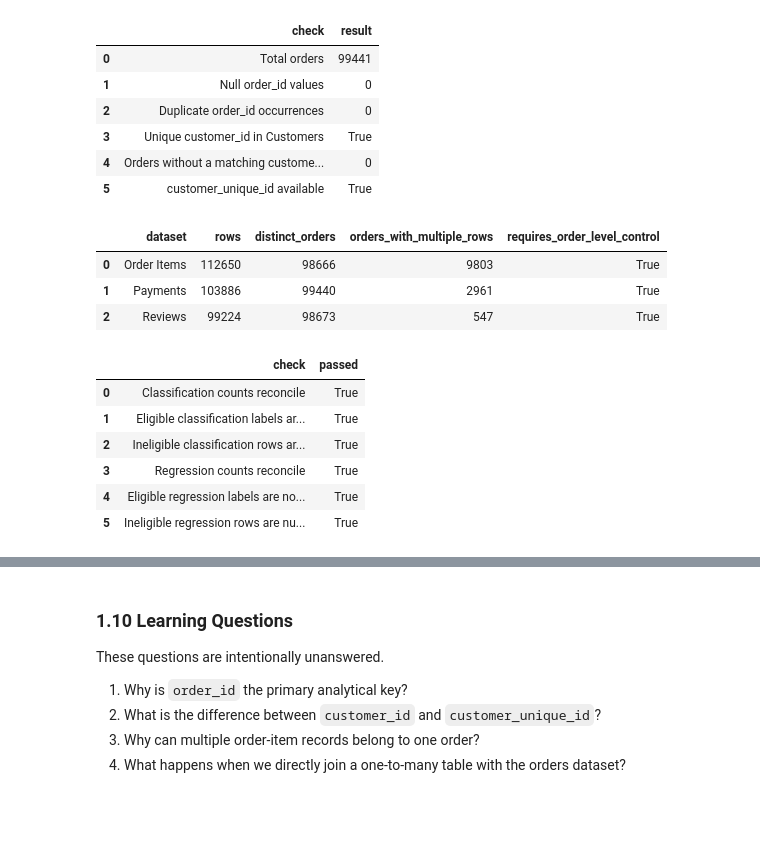
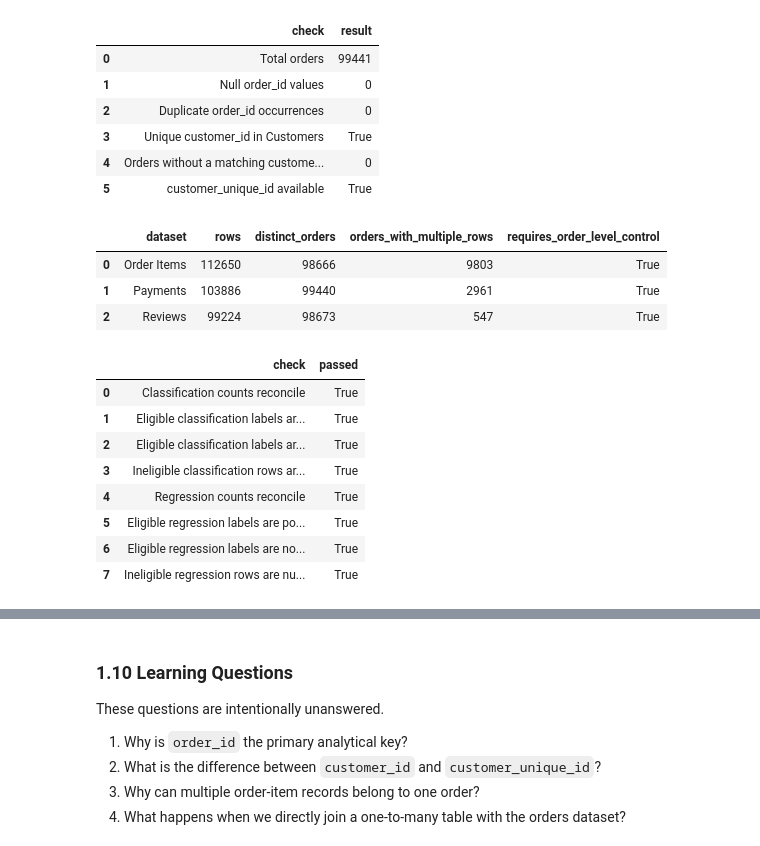
Before and after one commit to mmubashir95/ecommerce-delivery-intelligence, a Jupyter notebook: notebooks/03_exploratory_analysis.ipynb, the cells around one changed output, grey strips where cells are left out. Drawn from its saved outputs; the diff is of its cells as text; code cells hidden in the pictures; blank space fills up the shorter version.

```diff
--- a/notebooks/03_exploratory_analysis.ipynb
+++ b/notebooks/03_exploratory_analysis.ipynb
@@ -110,10 +110,16 @@ missing_target_columns = [
 if missing_target_columns:
     raise KeyError(f"Orders is missing target columns: {missing_target_columns}")
 
+# An explicit format prevents pandas from silently inferring a different
+# layout (for example day-first dates) if the source format ever changes.
+SOURCE_TIMESTAMP_FORMAT = "%Y-%m-%d %H:%M:%S"
+
 timestamp_parse_rows = []
 for column in TARGET_TIMESTAMP_COLUMNS:
     original_non_null = orders[column].notna()
-    parsed = pd.to_datetime(orders[column], errors="coerce")
+    parsed = pd.to_datetime(
+        orders[column], format=SOURCE_TIMESTAMP_FORMAT, errors="coerce"
+    )
     failed_non_null = original_non_null & parsed.isna()
     timestamp_parse_rows.append(
         {
@@ -417,57 +461,75 @@ relationship_checks = pd.DataFrame(
             "distinct_orders": payments["order_id"].nunique(),
             "orders_with_multiple_rows": int(
                 payments["order_id"].value_counts().gt(1).sum()
             ),
             "requires_order_level_control": True,
         },
         {
             "dataset": "Reviews",
             "rows": len(reviews),
             "distinct_orders": reviews["order_id"].nunique(),
             "orders_with_multiple_rows": int(
                 reviews["order_id"].value_counts().gt(1).sum()
             ),
             "requires_order_level_control": True,
         },
     ]
 )
 display(relationship_checks)
 
 # Reconciliation checks protect against accidentally assigning labels outside
 # the independently defined cohorts or changing their intended domains.
-assert int(classification_eligible.sum()) + int((~classification_eligible).sum()) == len(orders)
-assert int(regression_eligible.sum()) + int((~regression_eligible).sum()) == len(orders)
-assert set(orders.loc[classification_eligible, "is_late"].dropna().unique()) <= {0, 1}
-assert orders.loc[~classification_eligible, "is_late"].isna().all()
-assert orders.loc[regression_eligible, "delivery_days"].ge(0).all()
-assert orders.loc[~regression_eligible, "delivery_days"].isna().all()
+# Each check is evaluated once, displayed, and then enforced. Eligible labels
+# are tested for completeness explicitly because pandas skips missing values
+# in reductions such as `.ge(0).all()`, which would let an all-missing target
+# pass a range check.
+eligible_is_late = orders.loc[classification_eligible, "is_late"]
+eligible_delivery_days = orders.loc[regression_eligible, "delivery_days"]
+target_check_results = {
+    "Classification counts reconcile": (
+        int(classification_eligible.sum()) + int((~classification_eligible).sum())
+        == len(orders)
+    ),
+    "Eligible classification labels are populated": bool(eligible_is_late.notna().all()),
+    "Eligible classification labels are binary": bool(eligible_is_late.isin([0, 1]).all()),
+    "Ineligible classification rows are nullable": bool(
+        orders.loc[~classification_eligible, "is_late"].isna().all()
+    ),
+    "Regression counts reconcile": (
+        int(regression_eligible.sum()) + int((~regression_eligible).sum())
+        == len(orders)
+    ),
+    "Eligible regression labels are populated": bool(eligible_delivery_days.notna().all()),
+    # Missing values fail here too, instead of being skipped or raising an
+    # ambiguous NA error, so the assertion below reports a readable message.
+    "Eligible regression labels are nonnegative": bool(
+        eligible_delivery_days.ge(0).fillna(False).all()
+    ),
+    "Ineligible regression rows are nullable": bool(
+        orders.loc[~regression_eligible, "delivery_days"].isna().all()
+    ),
+}
+target_checks = pd.DataFrame(
+    {"check": list(target_check_results), "passed": list(target_check_results.values())}
+)
+display(target_checks)
 
-target_checks = pd.DataFrame(
-    {
-        "check": [
-            "Classification counts reconcile",
-            "Eligible classification labels are binary",
-            "Ineligible classification rows are nullable",
-            "Regression counts reconcile",
-            "Eligible regression labels are nonnegative",
-            "Ineligible regression rows are nullable",
-        ],
-        "passed": [True, True, True, True, True, True],
-    }
-)
-target_checks
+failed_target_checks = [name for name, passed in target_check_results.items() if not passed]
+assert not failed_target_checks, f"Target invariant checks failed: {failed_target_checks}"
 # %% [output]
 |  | dataset | rows | distinct_orders | orders_with_multiple_rows | requires_order_level_control |
 | 0 | Order Items | 112650 | 98666 | 9803 | True |
 | 1 | Payments | 103886 | 99440 | 2961 | True |
 | 2 | Reviews | 99224 | 98673 | 547 | True |
 |  | check | passed |
 | 0 | Classification counts reconcile | True |
 | 1 | Eligible classification labels ar... | True |
-| 2 | Ineligible classification rows ar... | True |
-| 3 | Regression counts reconcile | True |
-| 4 | Eligible regression labels are no... | True |
-| 5 | Ineligible regression rows are nu... | True |
+| 2 | Eligible classification labels ar... | True |
+| 3 | Ineligible classification rows ar... | True |
+| 4 | Regression counts reconcile | True |
+| 5 | Eligible regression labels are po... | True |
+| 6 | Eligible regression labels are no... | True |
+| 7 | Ineligible regression rows are nu... | True |
 # %% [markdown]
 ### 1.9 Key Findings and Assumptions
 
```
Also changed, not shown: parts of 7 cells of this notebook.
